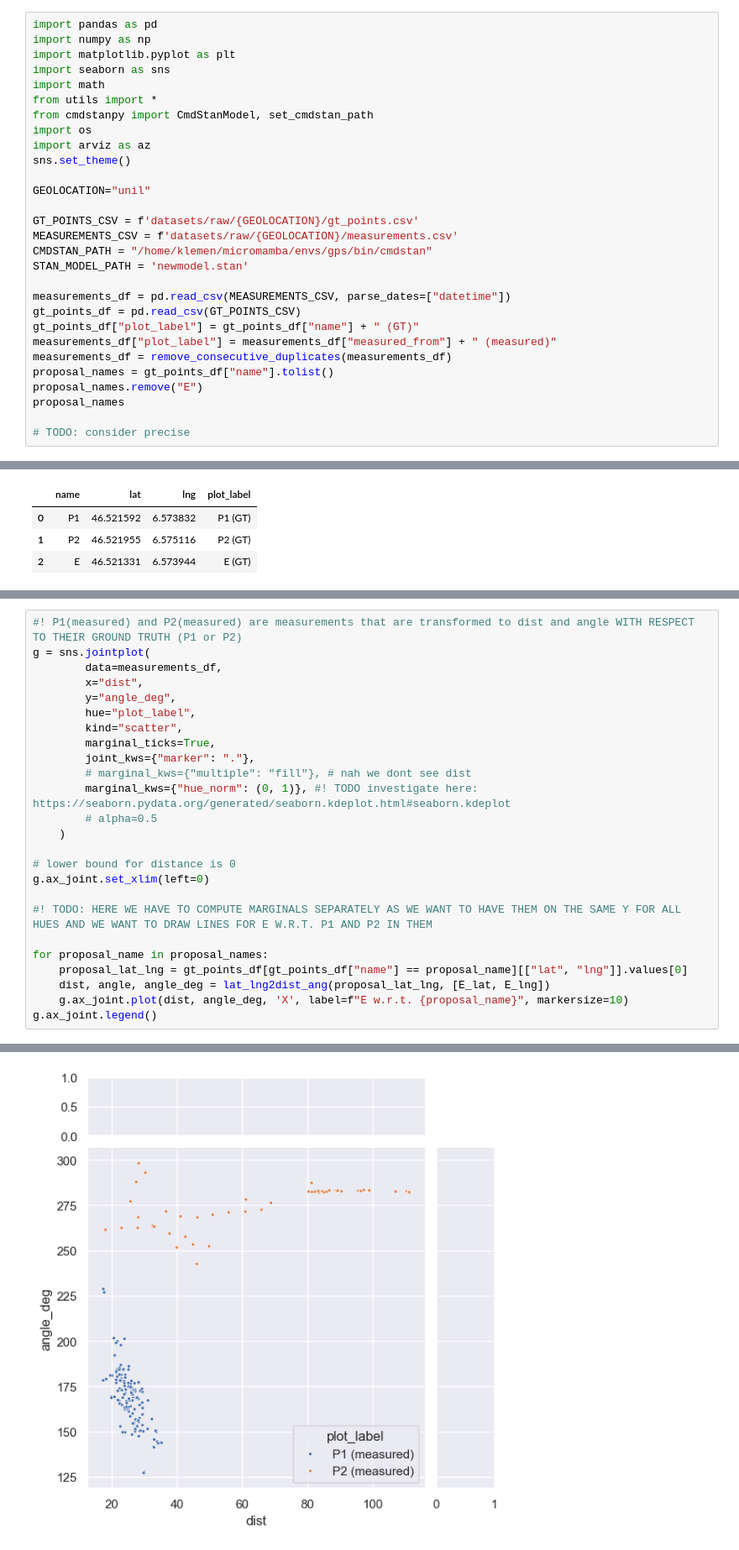
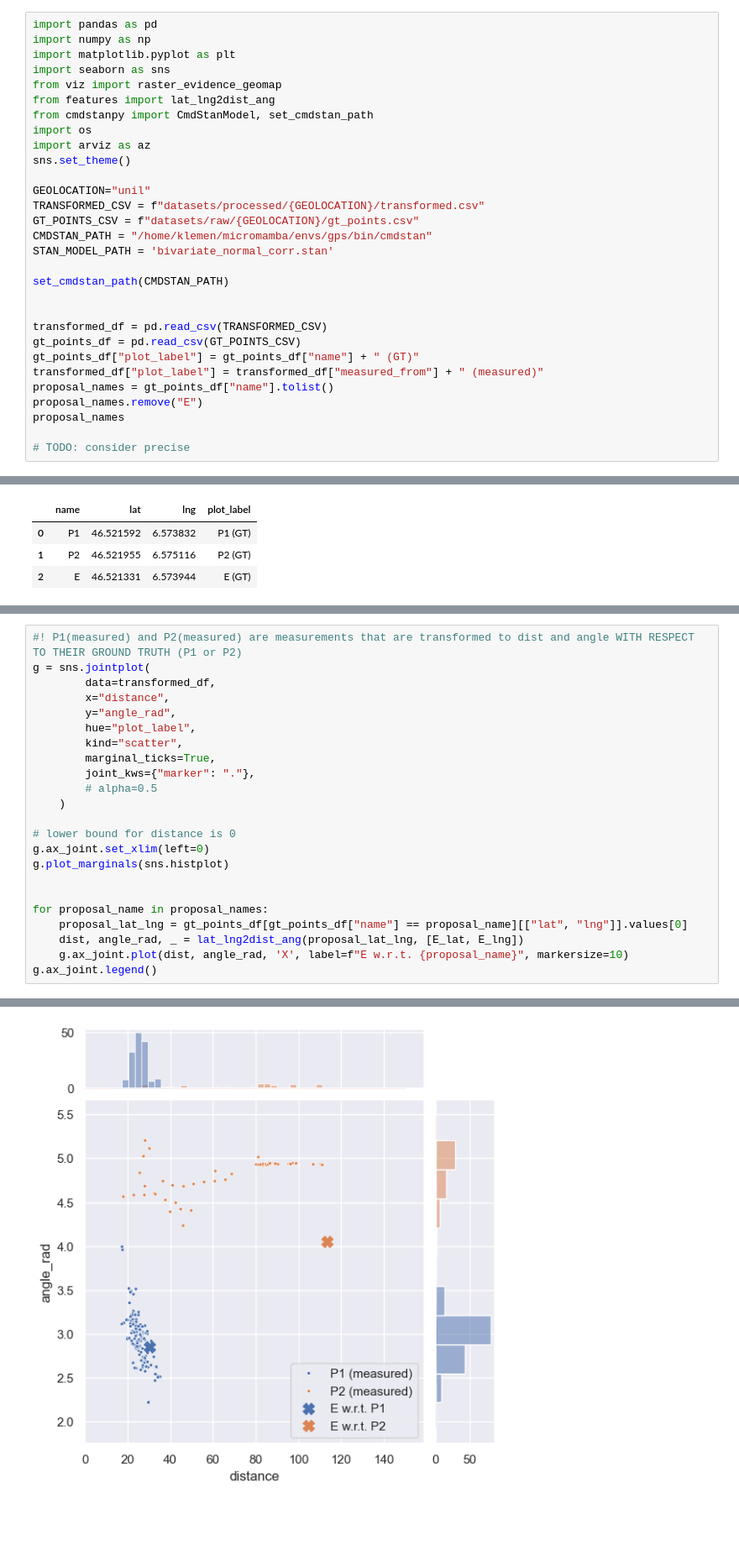
Before and after one commit to KlemenVovk/gps_evaluation, a Jupyter notebook: unil.ipynb, the cells around one changed output, grey strips where cells are left out. Shown at 84% size. Cells and saved outputs as stored; diff of their text form; blank space fills up the shorter version.

```diff
--- a/unil.ipynb
+++ b/unil.ipynb
@@ -3,25 +3,26 @@ import pandas as pd
 import numpy as np
 import matplotlib.pyplot as plt
 import seaborn as sns
-import math
-from utils import *
+from viz import raster_evidence_geomap
+from features import lat_lng2dist_ang
 from cmdstanpy import CmdStanModel, set_cmdstan_path
 import os
 import arviz as az
 sns.set_theme()
 
 GEOLOCATION="unil"
+TRANSFORMED_CSV = f"datasets/processed/{GEOLOCATION}/transformed.csv"
+GT_POINTS_CSV = f"datasets/raw/{GEOLOCATION}/gt_points.csv"
+CMDSTAN_PATH = "/home/klemen/micromamba/envs/gps/bin/cmdstan"
+STAN_MODEL_PATH = 'bivariate_normal_corr.stan'
 
-GT_POINTS_CSV = f'datasets/raw/{GEOLOCATION}/gt_points.csv'
-MEASUREMENTS_CSV = f'datasets/raw/{GEOLOCATION}/measurements.csv'
-CMDSTAN_PATH = "/home/klemen/micromamba/envs/gps/bin/cmdstan"
-STAN_MODEL_PATH = 'newmodel.stan'
+set_cmdstan_path(CMDSTAN_PATH)
 
-measurements_df = pd.read_csv(MEASUREMENTS_CSV, parse_dates=["datetime"])
+
+transformed_df = pd.read_csv(TRANSFORMED_CSV)
 gt_points_df = pd.read_csv(GT_POINTS_CSV)
 gt_points_df["plot_label"] = gt_points_df["name"] + " (GT)"
-measurements_df["plot_label"] = measurements_df["measured_from"] + " (measured)"
-measurements_df = remove_consecutive_duplicates(measurements_df)
+transformed_df["plot_label"] = transformed_df["measured_from"] + " (measured)"
 proposal_names = gt_points_df["name"].tolist()
 proposal_names.remove("E")
 proposal_names
@@ -130,26 +90,24 @@ measurements_df
 # %%
 #! P1(measured) and P2(measured) are measurements that are transformed to dist and angle WITH RESPECT TO THEIR GROUND TRUTH (P1 or P2)
 g = sns.jointplot(
-        data=measurements_df,
-        x="dist",
-        y="angle_deg",
+        data=transformed_df,
+        x="distance",
+        y="angle_rad",
         hue="plot_label",
         kind="scatter",
         marginal_ticks=True,
         joint_kws={"marker": "."},
-        # marginal_kws={"multiple": "fill"}, # nah we dont see dist
-        marginal_kws={"hue_norm": (0, 1)}, #! TODO investigate here: https://seaborn.pydata.org/generated/seaborn.kdeplot.html#seaborn.kdeplot
         # alpha=0.5
     )
 
 # lower bound for distance is 0
 g.ax_joint.set_xlim(left=0)
+g.plot_marginals(sns.histplot)
 
-#! TODO: HERE WE HAVE TO COMPUTE MARGINALS SEPARATELY AS WE WANT TO HAVE THEM ON THE SAME Y FOR ALL HUES AND WE WANT TO DRAW LINES FOR E W.R.T. P1 AND P2 IN THEM
 
 for proposal_name in proposal_names:
     proposal_lat_lng = gt_points_df[gt_points_df["name"] == proposal_name][["lat", "lng"]].values[0]
-    dist, angle, angle_deg = lat_lng2dist_ang(proposal_lat_lng, [E_lat, E_lng])
-    g.ax_joint.plot(dist, angle_deg, 'X', label=f"E w.r.t. {proposal_name}", markersize=10)
+    dist, angle_rad, _ = lat_lng2dist_ang(proposal_lat_lng, [E_lat, E_lng])
+    g.ax_joint.plot(dist, angle_rad, 'X', label=f"E w.r.t. {proposal_name}", markersize=10)
 g.ax_joint.legend()
 # %% [output]
@@ -157,4 +115,4 @@ ValueError: Unable to parse string "P1 (measured)" at position 0
-[figure, old version]
+[figure, new version]
 # %%
 def visualize_polar(measurements_df, gt_points_df):
     fig, ax = plt.subplots(1, gt_points_df.shape[0] - 1, subplot_kw=dict(polar=True))
```
Also changed, not shown: parts of 14 cells of this notebook, 6 other files.
